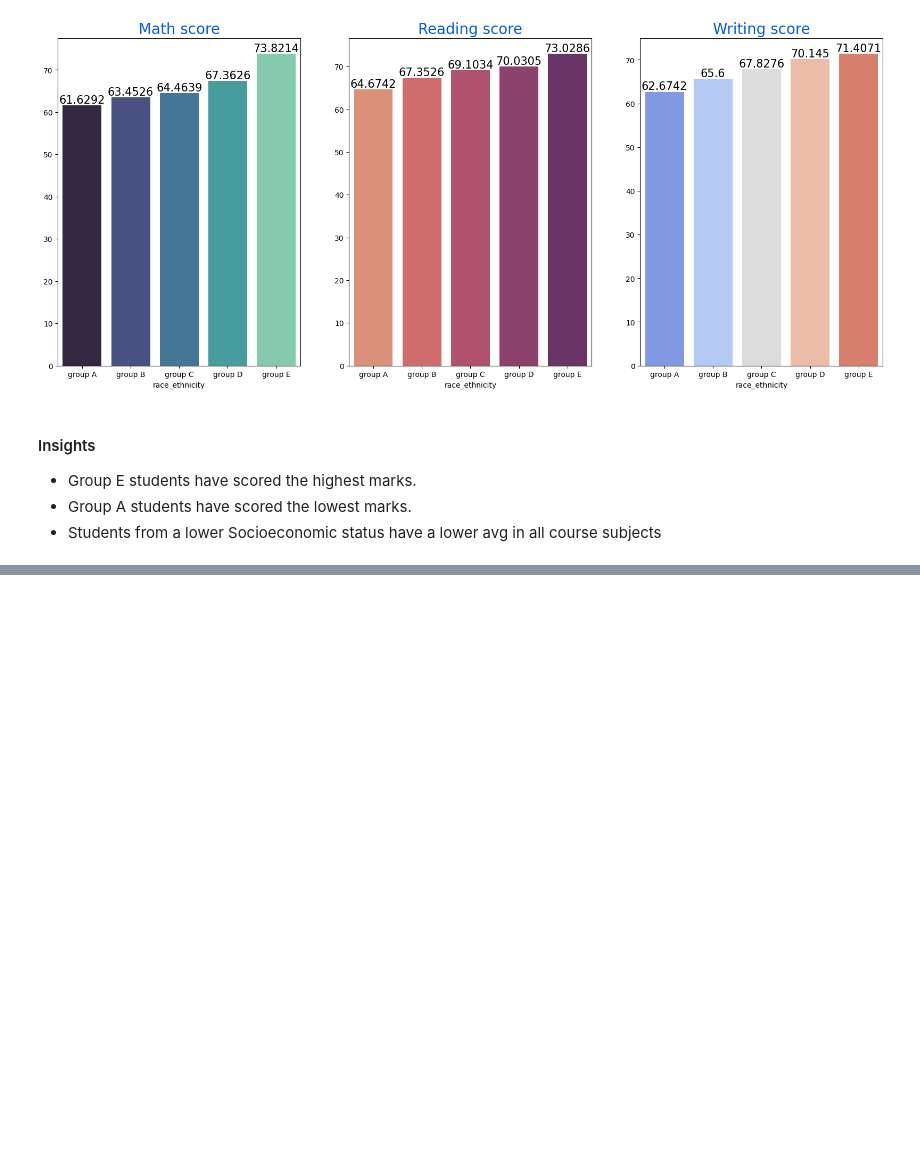
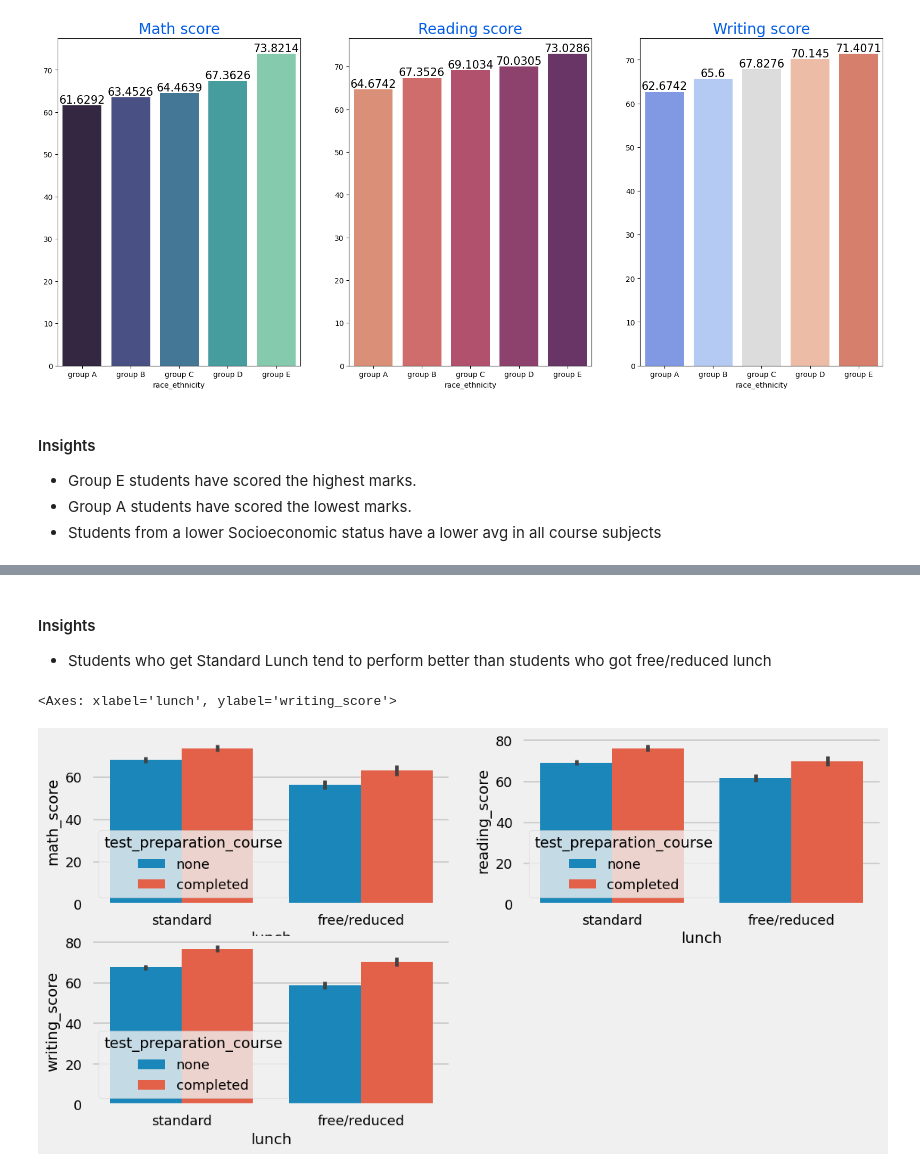
Before and after one commit to GojoV339/End-to-End-Student-Data-Analysis-Project, a Jupyter notebook: notebook/1 . EDA STUDENT PERFORMANCE .ipynb, the cells around one changed output, grey strips where cells are left out. Cells and saved outputs as stored; diff of their text form; code cells hidden in the pictures; blank space fills up the shorter version.

```diff
--- a/notebook/1 . EDA STUDENT PERFORMANCE .ipynb
+++ b/notebook/1 . EDA STUDENT PERFORMANCE .ipynb
@@ -376,0 +415,14 @@ for container in ax[2].containers:
+# %% [markdown]
+#### Insights
+- Students who get Standard Lunch tend to perform better than students who got free/reduced lunch
+# %%
+plt.figure(figsize=(12,6))
+plt.subplot(2,2,1)
+sns.barplot (x=df['lunch'], y=df['math_score'], hue=df['test_preparation_course'])
+plt.subplot(2,2,2)
+sns.barplot (x=df['lunch'], y=df['reading_score'], hue=df['test_preparation_course'])
+plt.subplot(2,2,3)
+sns.barplot (x=df['lunch'], y=df['writing_score'], hue=df['test_preparation_course'])
+# %% [output]
+<Axes: xlabel='lunch', ylabel='writing_score'>
+[figure, added]
```
Also changed, not shown: parts of 10 cells of this notebook.
